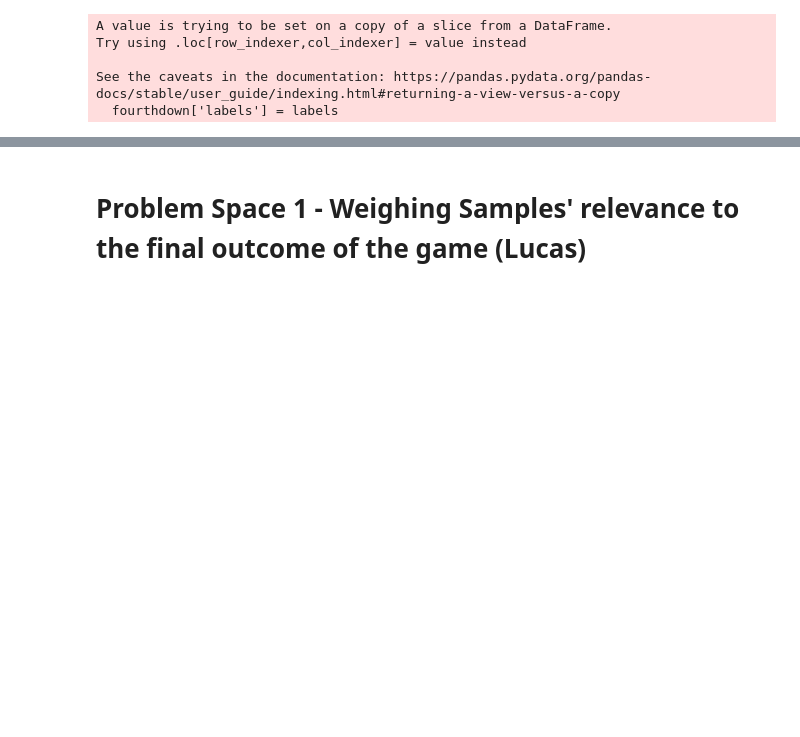
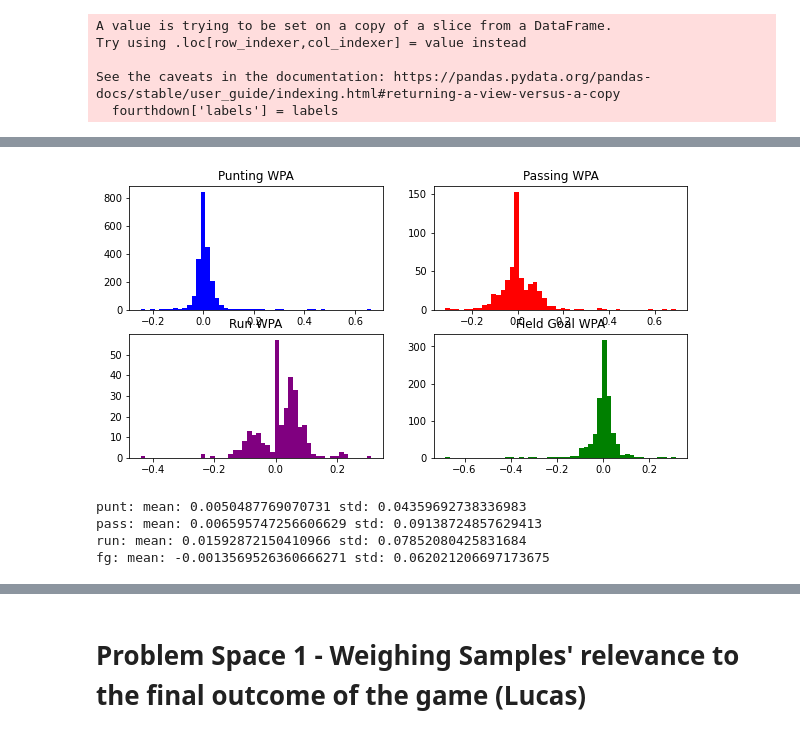
Before and after one commit to lderr4/CSCI-4622, a Jupyter notebook: data_analysis.ipynb, the cells around one changed output, grey strips where cells are left out. Saved outputs shown, nothing was run; the diff lists cells and outputs as text; code cells hidden in the pictures; blank space fills up the shorter version.

```diff
--- a/data_analysis.ipynb
+++ b/data_analysis.ipynb
@@ -238,0 +311,15 @@ This is the spread of plays that will be classified as successful or not success
+# %%
+# wpa = win probability added
+# The average wpa is just the (wpa + vegas_wpa) / 2
+# The idea is to take the absolute value of the average wpa and have that be the weights
+avg_wpa = fourthdown[['wpa', 'vegas_wpa']].apply(lambda x: (x[0] + x[1]) / 2, axis=1)
+fourthdown['avg_wpa'] = avg_wpa
+
+
+weights = fourthdown['avg_wpa'].apply(lambda x: abs(x))
+fourthdown['weights'] = weights
+
+
+print(fourthdown['avg_wpa'])
+print("esketit")
+print(fourthdown['weights'])
@@ -238,0 +354,42 @@ This is the spread of plays that will be classified as successful or not success
+# %%
+punt = fourthdown[fourthdown['play_type'] == 'punt']
+run = fourthdown[fourthdown['play_type'] == 'run']
+passing = fourthdown[fourthdown['play_type'] == 'pass']
+field_goal = fourthdown[fourthdown['play_type'] == 'field_goal']
+# %%
+def showStats(dis, title):
+    mean = dis.mean()
+    std = dis.std()
+    print(title +": mean: " + str(mean) + " std: " +str(std))
+
+
+
+fig, axs = plt.subplots(2,2, figsize=(10,5))
+
+punt_wpa = punt['avg_wpa']
+axs[0,0].hist(punt_wpa,color='blue',bins=50)
+axs[0,0].set_title('Punting WPA')
+
+pass_wpa = passing['avg_wpa']
+axs[0,1].hist(pass_wpa,color='red',bins=50)
+axs[0,1].set_title('Passing WPA')
+
+run_wpa = run['avg_wpa']
+axs[1,0].hist(run_wpa,color='purple',bins=50)
+axs[1,0].set_title('Run WPA')
+
+fg_wpa = field_goal['avg_wpa']
+axs[1,1].hist(fg_wpa,color='green',bins=50)
+axs[1,1].set_title('Field Goal WPA')
+plt.show()
+
+showStats(punt_wpa, 'punt')
+showStats(pass_wpa, 'pass')
+showStats(run_wpa, 'run')
+showStats(fg_wpa, 'fg')
+# %% [output]
+[figure, added]
+punt: mean: 0.0050487769070731 std: 0.04359692738336983
+pass: mean: 0.006595747256606629 std: 0.09138724857629413
+run: mean: 0.01592872150410966 std: 0.07852080425831684
+fg: mean: -0.0013569526360666271 std: 0.062021206697173675
```
Also changed, not shown: parts of 11 cells of this notebook.
